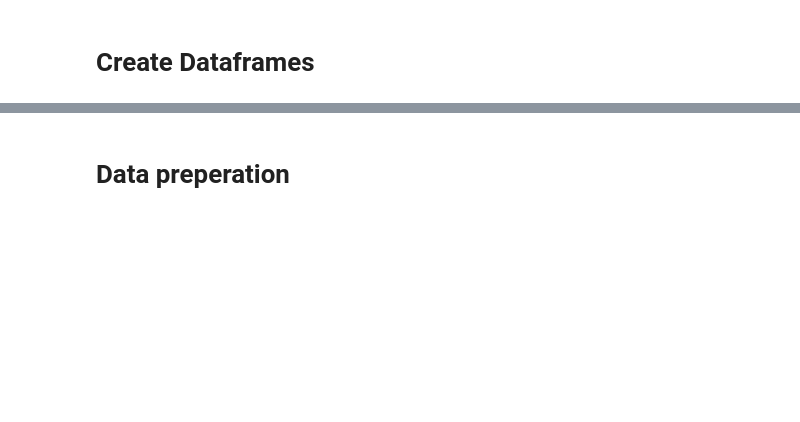
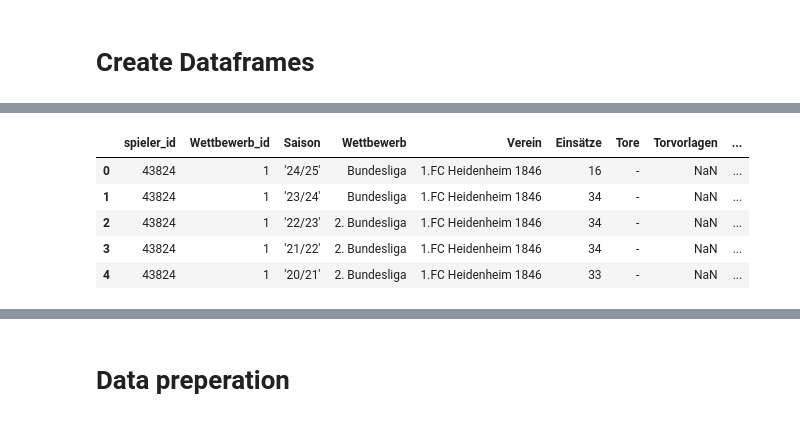
Before and after one commit to loretyan/ProjectDataAnalytics, a Jupyter notebook: Bundesliga.ipynb, the cells around one changed output, grey strips where cells are left out. Cells and saved outputs as stored; diff of their text form; code cells hidden in the pictures; blank space fills up the shorter version.

```diff
--- a/Bundesliga.ipynb
+++ b/Bundesliga.ipynb
@@ -34,0 +44,10 @@ ModuleNotFoundError: No module named 'folium'
+# %%
+df_seasons = pd.read_csv('combined_seasons.csv', sep=';')
+df_seasons.head()
+# %% [output]
+|  | spieler_id | Wettbewerb_id | Saison | Wettbewerb | Verein | Einsätze | Tore | Torvorlagen | ... |
+| 0 | 43824 | 1 | '24/25' | Bundesliga | 1.FC Heidenheim 1846 | 16 | - | NaN | ... |
+| 1 | 43824 | 1 | '23/24' | Bundesliga | 1.FC Heidenheim 1846 | 34 | - | NaN | ... |
+| 2 | 43824 | 1 | '22/23' | 2. Bundesliga | 1.FC Heidenheim 1846 | 34 | - | NaN | ... |
+| 3 | 43824 | 1 | '21/22' | 2. Bundesliga | 1.FC Heidenheim 1846 | 34 | - | NaN | ... |
+| 4 | 43824 | 1 | '20/21' | 2. Bundesliga | 1.FC Heidenheim 1846 | 33 | - | NaN | ... |
```
Also changed, not shown: parts of 7 cells of this notebook, 1 other file.
